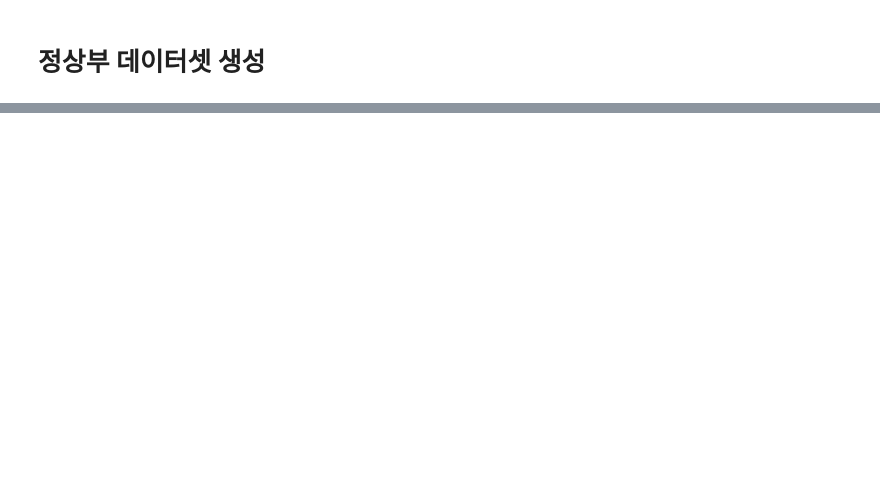
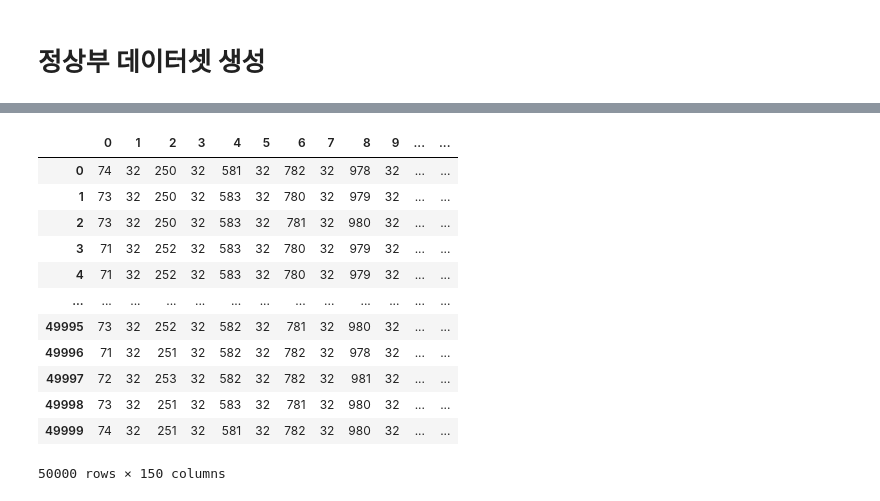
Before and after one commit to ConstructionIT/LH2023, a Jupyter notebook: generate_label_v4.ipynb, the cells around one changed output, grey strips where cells are left out. Cells and saved outputs as stored; diff of their text form; code cells hidden in the pictures; blank space fills up the shorter version.

```diff
--- a/generate_label_v4.ipynb
+++ b/generate_label_v4.ipynb
@@ -71,0 +73,5 @@ for i in range(len(row_coordinates)):
+# %%
+for i in range(50000):
+    row_coordinates = generate_label(1)
+
+    datasets.append(row_coordinates)
@@ -71,0 +98,2 @@ for i in range(len(row_coordinates)):
+# %%
+datasets = np.array(datasets)
@@ -71,0 +104,2 @@ for i in range(len(row_coordinates)):
+# %%
+datasets = datasets.reshape(50000, 150)
@@ -71,0 +125,18 @@ for i in range(len(row_coordinates)):
+# %%
+df = pd.DataFrame(datasets)
+# %%
+df
+# %% [output]
+|  | 0 | 1 | 2 | 3 | 4 | 5 | 6 | 7 | 8 | 9 | ... | ... |
+| 0 | 74 | 32 | 250 | 32 | 581 | 32 | 782 | 32 | 978 | 32 | ... | ... |
+| 1 | 73 | 32 | 250 | 32 | 583 | 32 | 780 | 32 | 979 | 32 | ... | ... |
+| 2 | 73 | 32 | 250 | 32 | 583 | 32 | 781 | 32 | 980 | 32 | ... | ... |
+| 3 | 71 | 32 | 252 | 32 | 583 | 32 | 780 | 32 | 979 | 32 | ... | ... |
+| 4 | 71 | 32 | 252 | 32 | 583 | 32 | 780 | 32 | 979 | 32 | ... | ... |
+| ... | ... | ... | ... | ... | ... | ... | ... | ... | ... | ... | ... | ... |
+| 49995 | 73 | 32 | 252 | 32 | 582 | 32 | 781 | 32 | 980 | 32 | ... | ... |
+| 49996 | 71 | 32 | 251 | 32 | 582 | 32 | 782 | 32 | 978 | 32 | ... | ... |
+| 49997 | 72 | 32 | 253 | 32 | 582 | 32 | 782 | 32 | 981 | 32 | ... | ... |
+| 49998 | 73 | 32 | 251 | 32 | 583 | 32 | 781 | 32 | 980 | 32 | ... | ... |
+| 49999 | 74 | 32 | 251 | 32 | 581 | 32 | 782 | 32 | 980 | 32 | ... | ... |
+50000 rows × 150 columns
```
Also changed, not shown: parts of 34 cells of this notebook, 1 other file.
